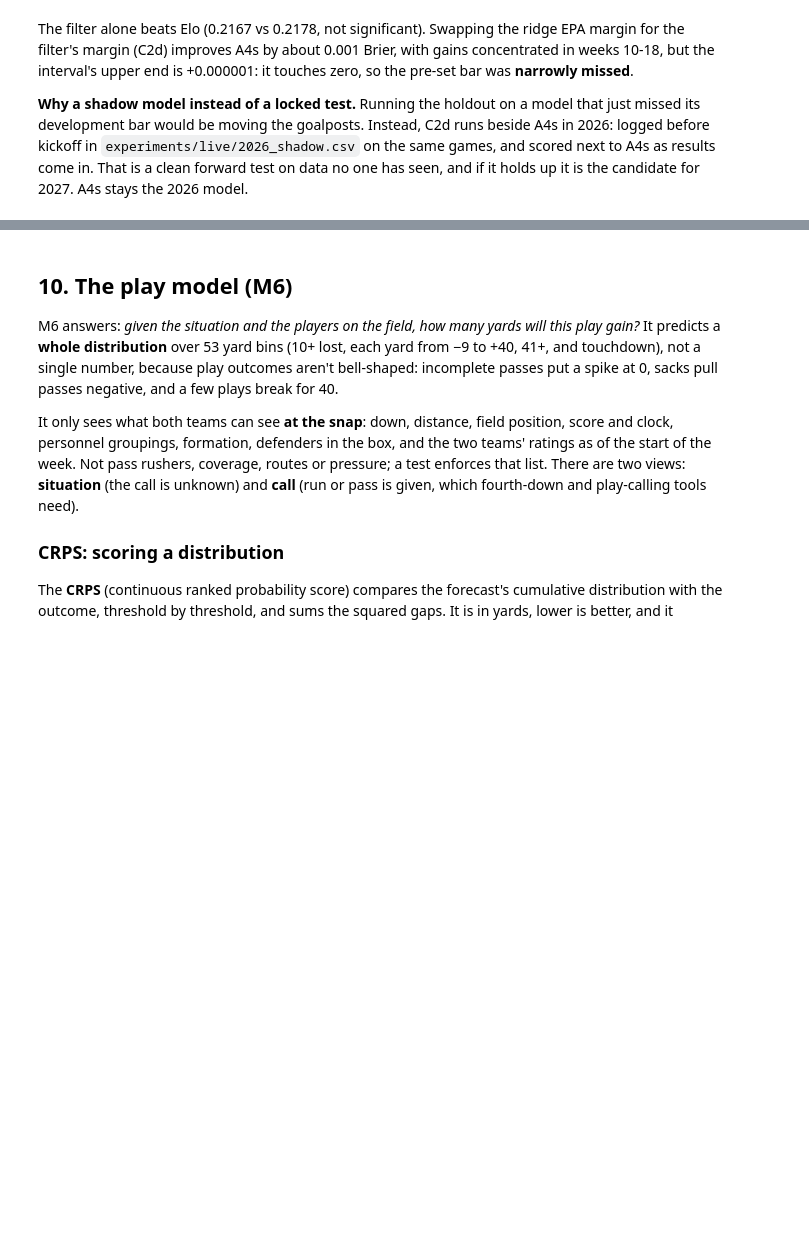
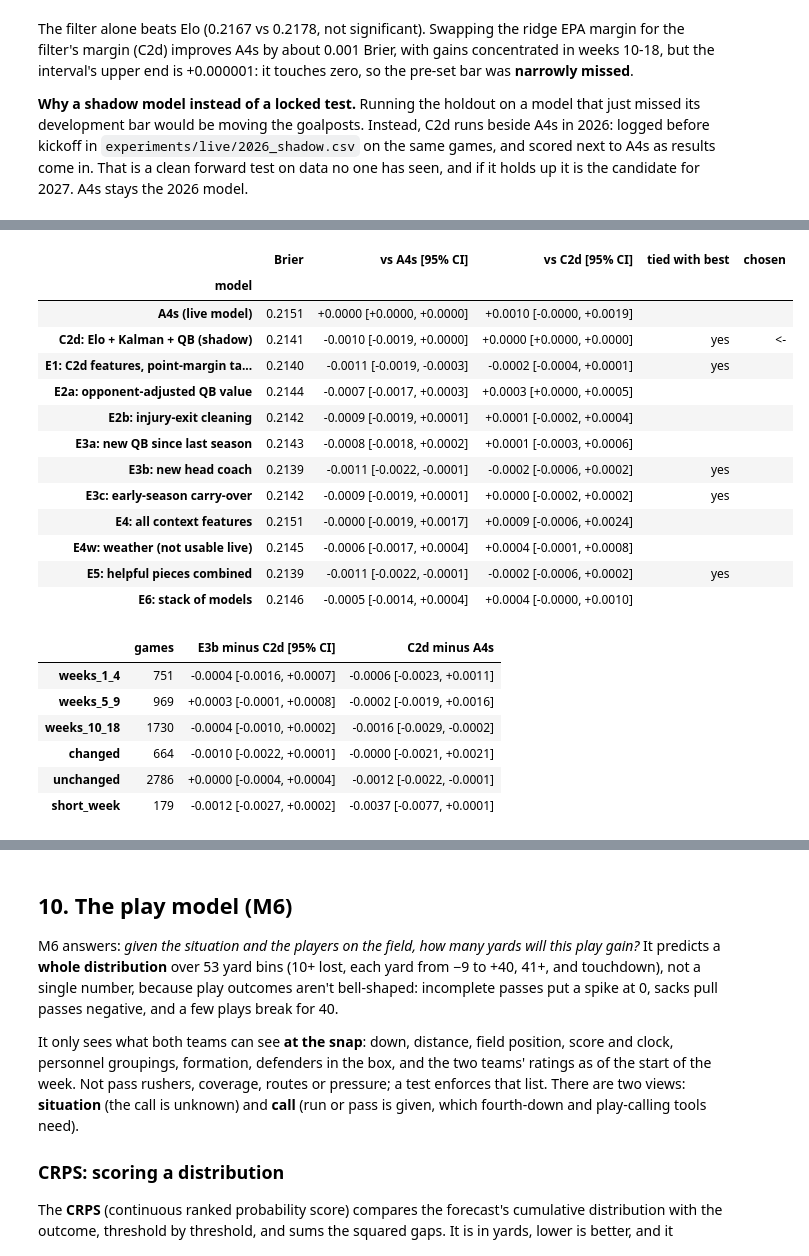
Before and after one commit to walk-the-program/NFLELO, a Jupyter notebook: notebooks/00_nflelo_walkthrough.ipynb, the cells around one changed output, grey strips where cells are left out. Saved outputs shown, nothing was run; the diff lists cells and outputs as text; code cells hidden in the pictures; blank space fills up the shorter version.

```diff
--- a/notebooks/00_nflelo_walkthrough.ipynb
+++ b/notebooks/00_nflelo_walkthrough.ipynb
@@ -1117,0 +1130,39 @@ Shadow record on the site: {'name': 'Kalman strength model (M3b)', 'n_scored': 0
+# %%
+# LOADED: experiments/runs/*_m8_*.json (M8 ladder on DEV 2006-2019).
+names = {"A4s": "A4s (live model)", "C2d": "C2d: Elo + Kalman + QB (shadow)",
+         "E1_C2d_margin_logit": "E1: C2d features, point-margin target", "E2a": "E2a: opponent-adjusted QB value",
+         "E2b": "E2b: injury-exit cleaning", "E3a": "E3a: new QB since last season", "E3b": "E3b: new head coach",
+         "E3c": "E3c: early-season carry-over", "E4_all": "E4: all context features", "E4w": "E4w: weather (not usable live)",
+         "E5": "E5: helpful pieces combined", "E6": "E6: stack of models"}
+rows = []
+for s, label in names.items():
+    r = run(f"m8_{s}"); m, c = r["metrics"], r["comparisons"]
+    rows.append({"model": label, "Brier": round(m["brier"], 4), "vs A4s [95% CI]": ci(c["vs_a4s"]),
+                 "vs C2d [95% CI]": ci(c["vs_c2d"]), "tied with best": "yes" if r["one_se"]["within"] else "",
+                 "chosen": "<-" if r["one_se"]["chosen"] else ""})
+display(pd.DataFrame(rows).set_index("model"))
+sp = run("m8_E3b")["splits"]
+pd.DataFrame({k: {"games": v["n"], "E3b minus C2d [95% CI]": ci(v["vs_c2d"]), "C2d minus A4s": ci(
+    run("m8_C2d")["splits"][k]["vs_a4s"])} for k, v in sp.items()}).T
+# %% [output]
+|  | Brier | vs A4s [95% CI] | vs C2d [95% CI] | tied with best | chosen |
+| model |  |  |  |  |  |
+| A4s (live model) | 0.2151 | +0.0000 [+0.0000, +0.0000] | +0.0010 [-0.0000, +0.0019] |  |  |
+| C2d: Elo + Kalman + QB (shadow) | 0.2141 | -0.0010 [-0.0019, +0.0000] | +0.0000 [+0.0000, +0.0000] | yes | <- |
+| E1: C2d features, point-margin ta... | 0.2140 | -0.0011 [-0.0019, -0.0003] | -0.0002 [-0.0004, +0.0001] | yes |  |
+| E2a: opponent-adjusted QB value | 0.2144 | -0.0007 [-0.0017, +0.0003] | +0.0003 [+0.0000, +0.0005] |  |  |
+| E2b: injury-exit cleaning | 0.2142 | -0.0009 [-0.0019, +0.0001] | +0.0001 [-0.0002, +0.0004] |  |  |
+| E3a: new QB since last season | 0.2143 | -0.0008 [-0.0018, +0.0002] | +0.0001 [-0.0003, +0.0006] |  |  |
+| E3b: new head coach | 0.2139 | -0.0011 [-0.0022, -0.0001] | -0.0002 [-0.0006, +0.0002] | yes |  |
+| E3c: early-season carry-over | 0.2142 | -0.0009 [-0.0019, +0.0001] | +0.0000 [-0.0002, +0.0002] | yes |  |
+| E4: all context features | 0.2151 | -0.0000 [-0.0019, +0.0017] | +0.0009 [-0.0006, +0.0024] |  |  |
+| E4w: weather (not usable live) | 0.2145 | -0.0006 [-0.0017, +0.0004] | +0.0004 [-0.0001, +0.0008] |  |  |
+| E5: helpful pieces combined | 0.2139 | -0.0011 [-0.0022, -0.0001] | -0.0002 [-0.0006, +0.0002] | yes |  |
+| E6: stack of models | 0.2146 | -0.0005 [-0.0014, +0.0004] | +0.0004 [-0.0000, +0.0010] |  |  |
+|  | games | E3b minus C2d [95% CI] | C2d minus A4s |
+| weeks_1_4 | 751 | -0.0004 [-0.0016, +0.0007] | -0.0006 [-0.0023, +0.0011] |
+| weeks_5_9 | 969 | +0.0003 [-0.0001, +0.0008] | -0.0002 [-0.0019, +0.0016] |
+| weeks_10_18 | 1730 | -0.0004 [-0.0010, +0.0002] | -0.0016 [-0.0029, -0.0002] |
+| changed | 664 | -0.0010 [-0.0022, +0.0001] | -0.0000 [-0.0021, +0.0021] |
+| unchanged | 2786 | +0.0000 [-0.0004, +0.0004] | -0.0012 [-0.0022, -0.0001] |
+| short_week | 179 | -0.0012 [-0.0027, +0.0002] | -0.0037 [-0.0077, +0.0001] |
```
Also changed, not shown: parts of 20 cells of this notebook, 14 other files.
